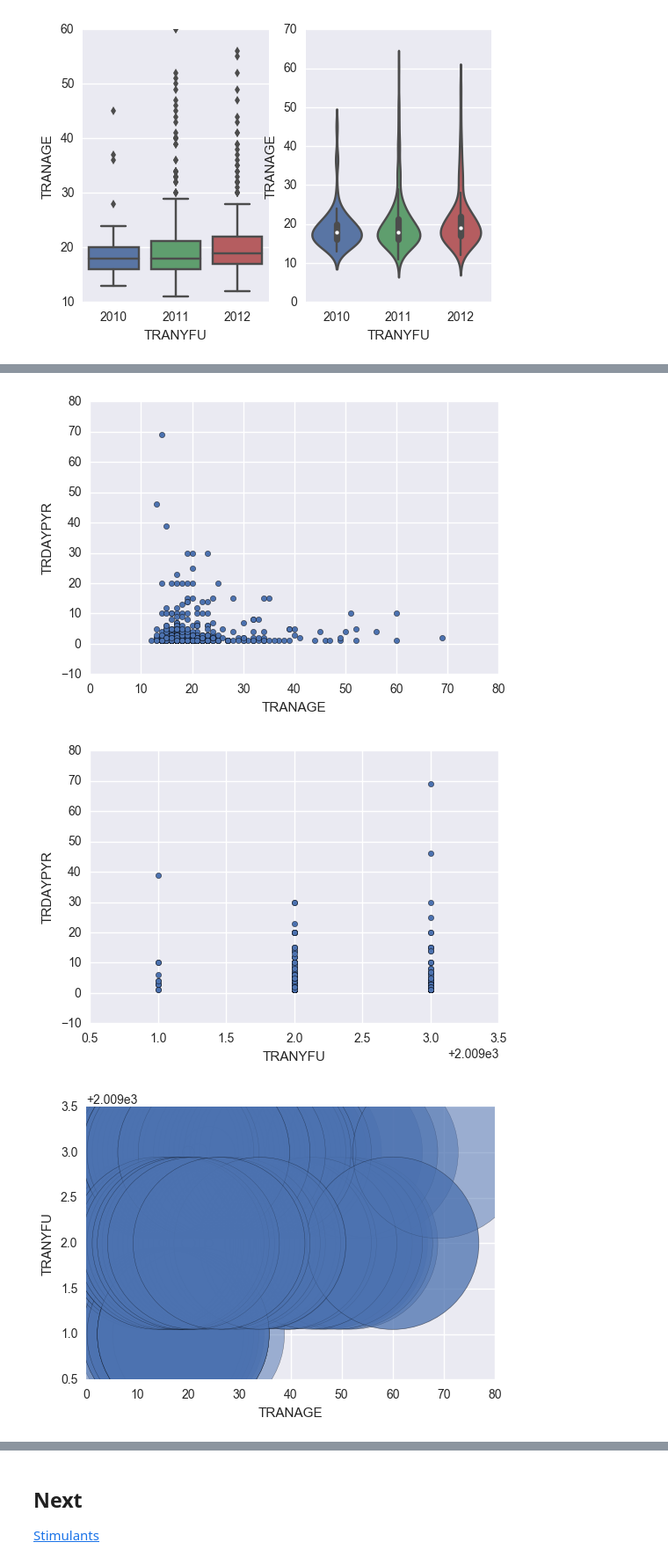
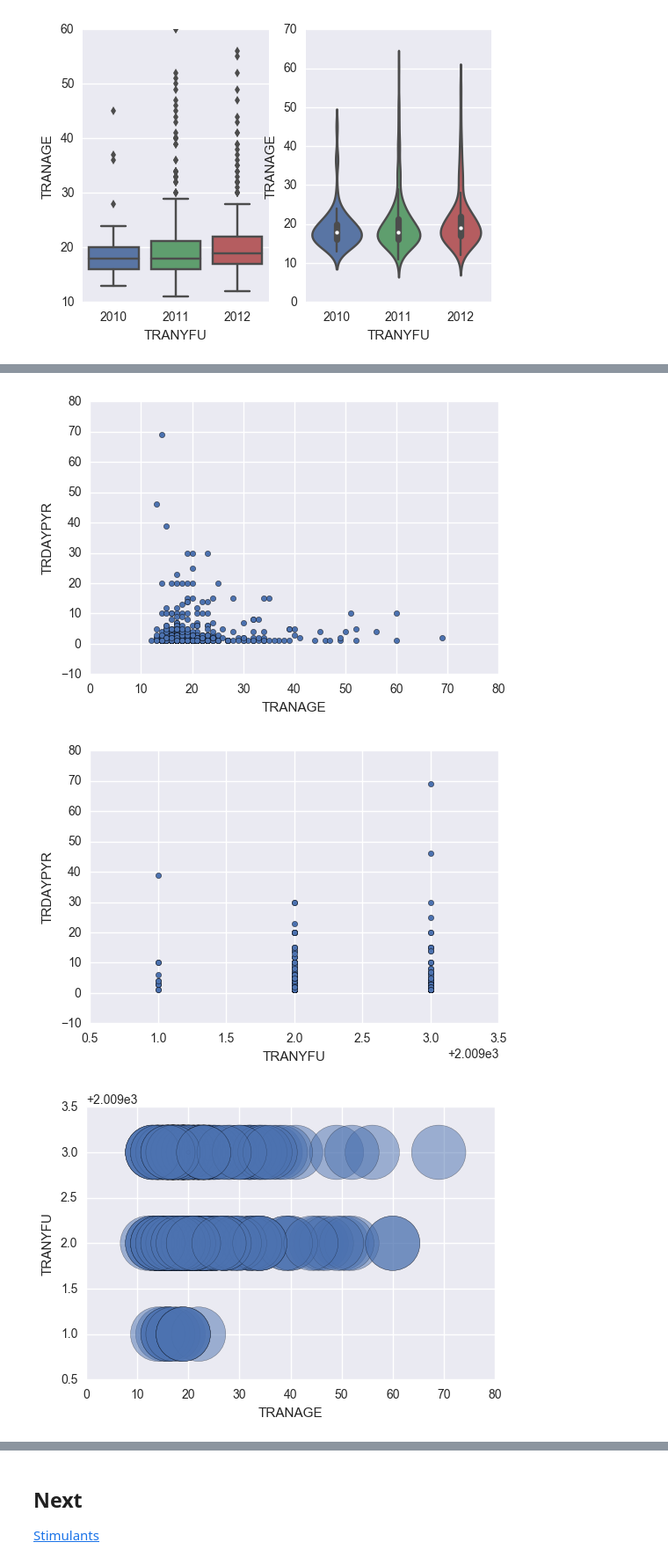
Before and after one commit to AliaAlaaElDinAdly/VA_Project, a Jupyter notebook: Tranquilizers.ipynb, the cells around one changed output, grey strips where cells are left out. Shown at 88% size. Cells and saved outputs as stored; diff of their text form; code cells hidden in the pictures.

```diff
--- a/Tranquilizers.ipynb
+++ b/Tranquilizers.ipynb
@@ -71,10 +75,10 @@ sns.violinplot(x='TRANYFU',y='TRANAGE',data=tranquilizers_1)
 # %%
 tranquilizers_fre=tranquilizers.query('(TRDAYPYR<985)&(TRANAGE <=69)& (TRANYFU<=2012)')
 count_days = tranquilizers_fre.groupby('TRDAYPYR').agg({ 'TRDAYPYR': 'count'})
-count_days.hist()
+count_days.hist(bins=20)
 
 tranquilizers_fre.plot(kind='scatter', x='TRANAGE',y='TRDAYPYR')
 tranquilizers_fre.plot(kind='scatter', x='TRANYFU',y='TRDAYPYR')
-tranquilizers_fre.plot(kind='scatter', x='TRANAGE',y='TRANYFU',s=tranquilizers['TRDAYPYR']*20,alpha=0.5)
+tranquilizers_fre.plot(kind='scatter', x='TRANAGE',y='TRANYFU',s=tranquilizers['TRDAYPYR']*2,alpha=0.5)
 # %% [output]
 <matplotlib.axes._subplots.AxesSubplot at 0x...>
@@ -82,6 +86,6 @@ tranquilizers_fre.plot(kind='scatter', x='TRANAGE',y='TRANYFU',s=tranquilizers['
 [figure]
 [figure]
-[figure, old version]
+[figure, new version]
 # %% [markdown]
 ### 4.Did they stop and go back to it? Are they planning to quit?
 
```
Also changed, not shown: parts of 7 cells of this notebook, 8 other files.
